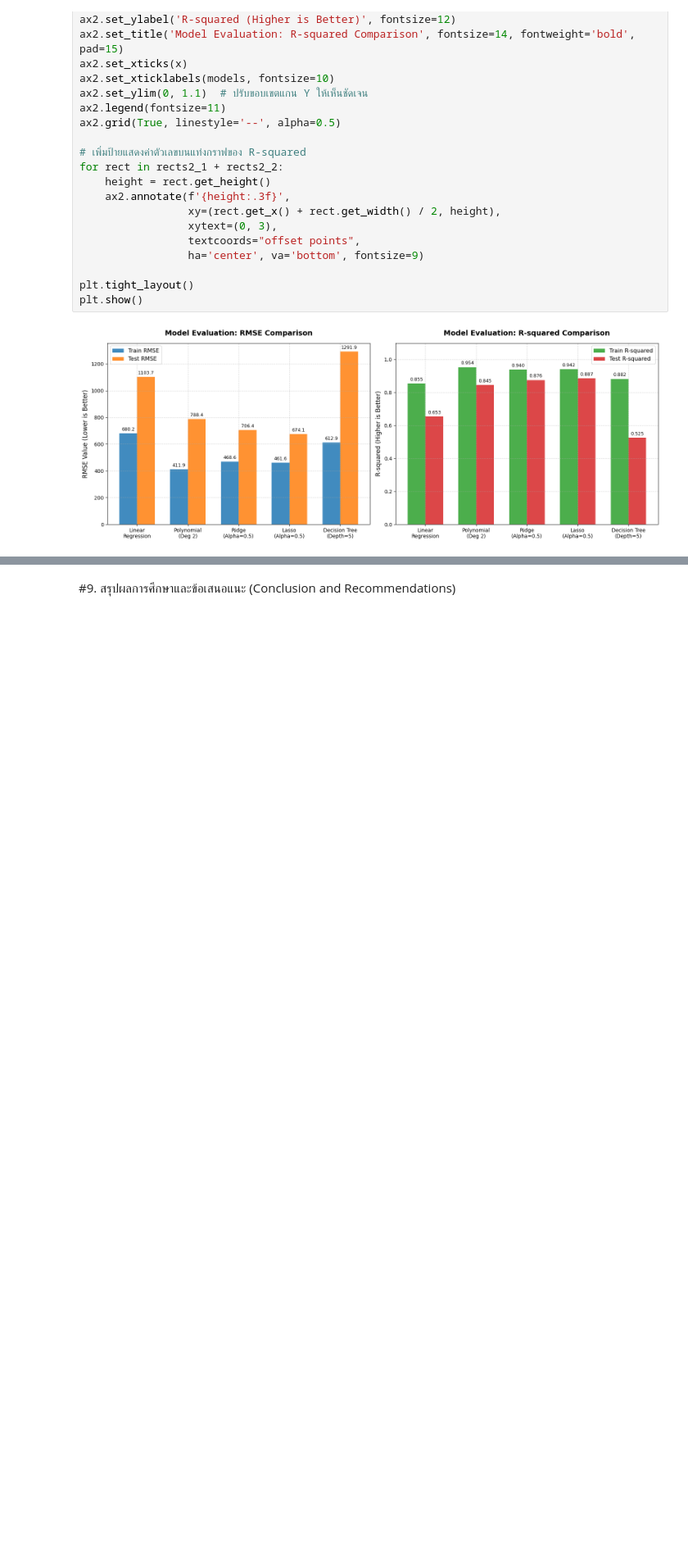
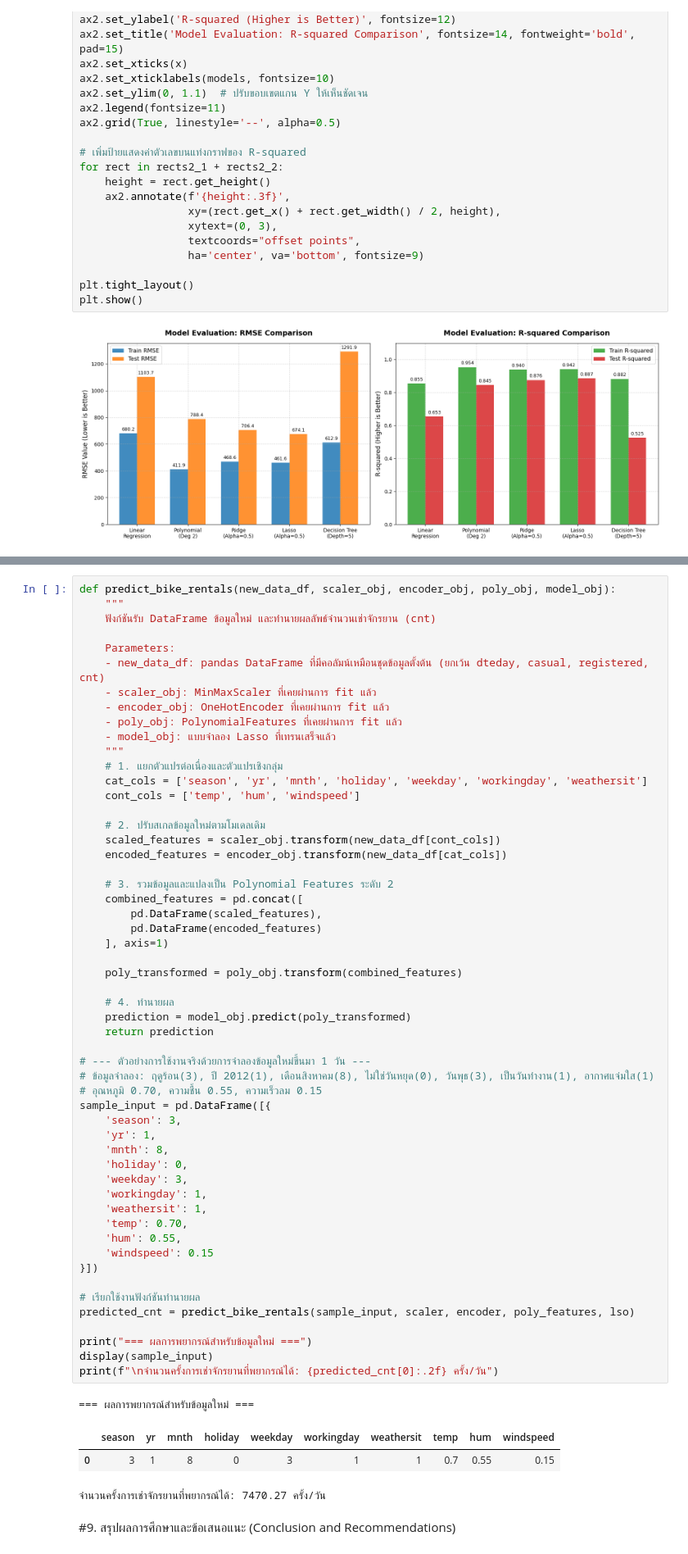
Before and after one commit to wararit-panichkitkosolkul/bike-sharing-DS512, a Jupyter notebook: Bike_Sharing_Project_DS514.ipynb, the cells around one changed output, grey strips where cells are left out. Shown at 82% size. Saved outputs shown, nothing was run; the diff lists cells and outputs as text; blank space fills up the shorter version.

```diff
--- a/Bike_Sharing_Project_DS514.ipynb
+++ b/Bike_Sharing_Project_DS514.ipynb
@@ -991,3 +994,62 @@ plt.show()
+# %%
+def predict_bike_rentals(new_data_df, scaler_obj, encoder_obj, poly_obj, model_obj):
+    """
+    ฟังก์ชันรับ DataFrame ข้อมูลใหม่ และทำนายผลลัพธ์จำนวนเช่าจักรยาน (cnt)
+
+    Parameters:
+    - new_data_df: pandas DataFrame ที่มีคอลัมน์เหมือนชุดข้อมูลตั้งต้น (ยกเว้น dteday, casual, registered, cnt)
+    - scaler_obj: MinMaxScaler ที่เคยผ่านการ fit แล้ว
+    - encoder_obj: OneHotEncoder ที่เคยผ่านการ fit แล้ว
+    - poly_obj: PolynomialFeatures ที่เคยผ่านการ fit แล้ว
+    - model_obj: แบบจำลอง Lasso ที่เทรนเสร็จแล้ว
+    """
+    # 1. แยกตัวแปรต่อเนื่องและตัวแปรเชิงกลุ่ม
+    cat_cols = ['season', 'yr', 'mnth', 'holiday', 'weekday', 'workingday', 'weathersit']
+    cont_cols = ['temp', 'hum', 'windspeed']
+
+    # 2. ปรับสเกลข้อมูลใหม่ตามโมเดลเดิม
+    scaled_features = scaler_obj.transform(new_data_df[cont_cols])
+    encoded_features = encoder_obj.transform(new_data_df[cat_cols])
+
+    # 3. รวมข้อมูลและแปลงเป็น Polynomial Features ระดับ 2
+    combined_features = pd.concat([
+        pd.DataFrame(scaled_features),
+        pd.DataFrame(encoded_features)
+    ], axis=1)
+
+    poly_transformed = poly_obj.transform(combined_features)
+
+    # 4. ทำนายผล
+    prediction = model_obj.predict(poly_transformed)
+    return prediction
+
+# --- ตัวอย่างการใช้งานจริงด้วยการจำลองข้อมูลใหม่ขึ้นมา 1 วัน ---
+# ข้อมูลจำลอง: ฤดูร้อน(3), ปี 2012(1), เดือนสิงหาคม(8), ไม่ใช่วันหยุด(0), วันพุธ(3), เป็นวันทำงาน(1), อากาศแจ่มใส(1)
+# อุณหภูมิ 0.70, ความชื้น 0.55, ความเร็วลม 0.15
+sample_input = pd.DataFrame([{
+    'season': 3,
+    'yr': 1,
+    'mnth': 8,
+    'holiday': 0,
+    'weekday': 3,
+    'workingday': 1,
+    'weathersit': 1,
+    'temp': 0.70,
+    'hum': 0.55,
+    'windspeed': 0.15
+}])
+
+# เรียกใช้งานฟังก์ชันทำนายผล
+predicted_cnt = predict_bike_rentals(sample_input, scaler, encoder, poly_features, lso)
+
+print("=== ผลการพยากรณ์สำหรับข้อมูลใหม่ ===")
+display(sample_input)
+print(f"\nจำนวนครั้งการเช่าจักรยานที่พยากรณ์ได้: {predicted_cnt[0]:.2f} ครั้ง/วัน")
+# %% [output]
+=== ผลการพยากรณ์สำหรับข้อมูลใหม่ ===
+|  | season | yr | mnth | holiday | weekday | workingday | weathersit | temp | hum | windspeed |
+| 0 | 3 | 1 | 8 | 0 | 3 | 1 | 1 | 0.7 | 0.55 | 0.15 |
+จำนวนครั้งการเช่าจักรยานที่พยากรณ์ได้: 7470.27 ครั้ง/วัน
 # %% [markdown]
 #9.	สรุปผลการศึกษาและข้อเสนอแนะ (Conclusion and Recommendations)
 # %% [markdown]
```
Also changed, not shown: parts of 1 cell of this notebook.
